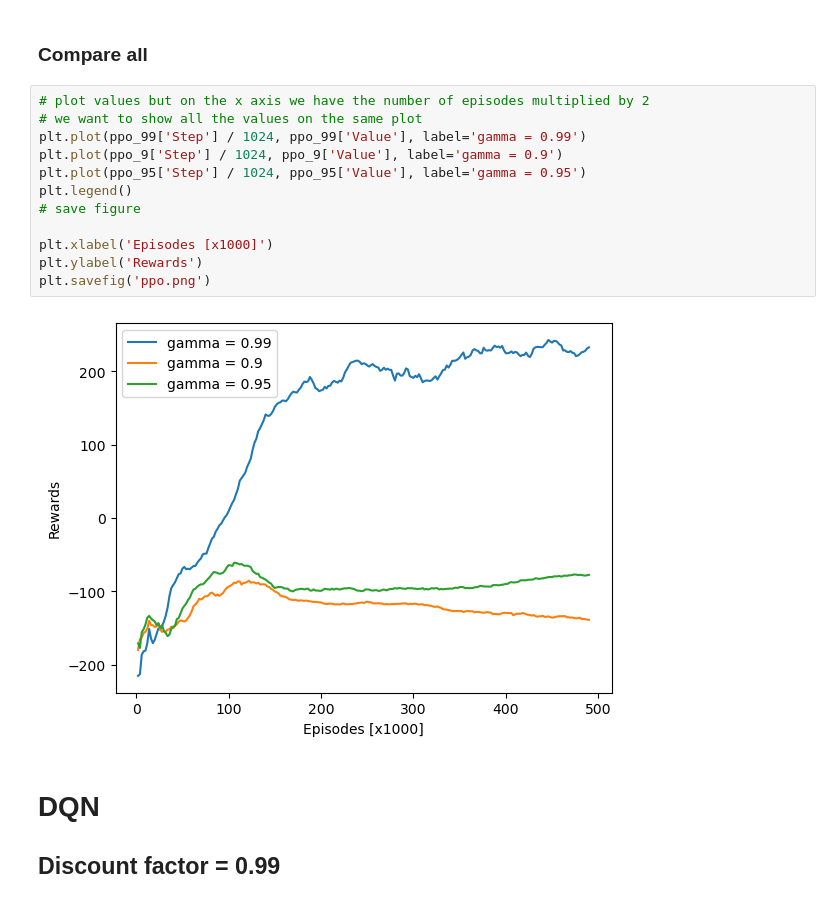
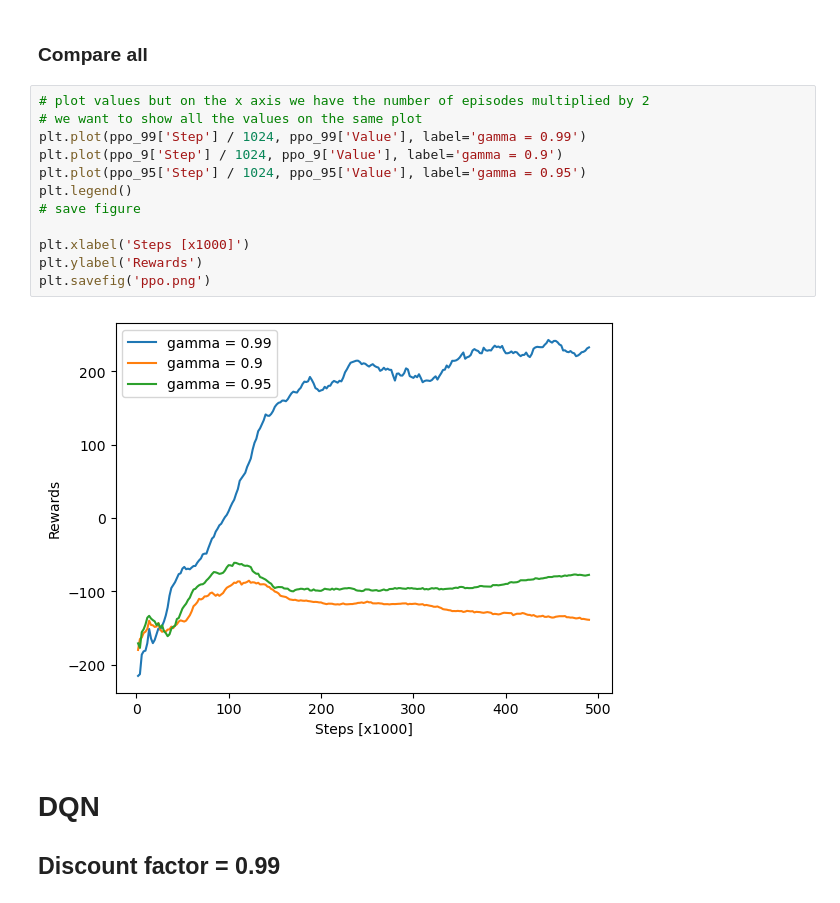
Before and after one commit to krajewskiML/inteligencja_obliczeniowa, a Jupyter notebook: project_1/visualization.ipynb, the cells around one changed output. Saved outputs shown, nothing was run; the diff lists cells and outputs as text.

```diff
--- a/project_1/visualization.ipynb
+++ b/project_1/visualization.ipynb
@@ -62,17 +62,17 @@ plt.plot(ppo_95['Step'] / 1024, ppo_95['Value'])
 # %%
 # plot values but on the x axis we have the number of episodes multiplied by 2
 # we want to show all the values on the same plot
 plt.plot(ppo_99['Step'] / 1024, ppo_99['Value'], label='gamma = 0.99')
 plt.plot(ppo_9['Step'] / 1024, ppo_9['Value'], label='gamma = 0.9')
 plt.plot(ppo_95['Step'] / 1024, ppo_95['Value'], label='gamma = 0.95')
 plt.legend()
 # save figure
 
-plt.xlabel('Episodes [x1000]')
+plt.xlabel('Steps [x1000]')
 plt.ylabel('Rewards')
 plt.savefig('ppo.png')
 # %% [output]
-[figure, old version]
+[figure, new version]
 # %% [markdown]
 # DQN
 ## Discount factor = 0.99
```
Also changed, not shown: parts of 2 cells of this notebook, 16 other files.
